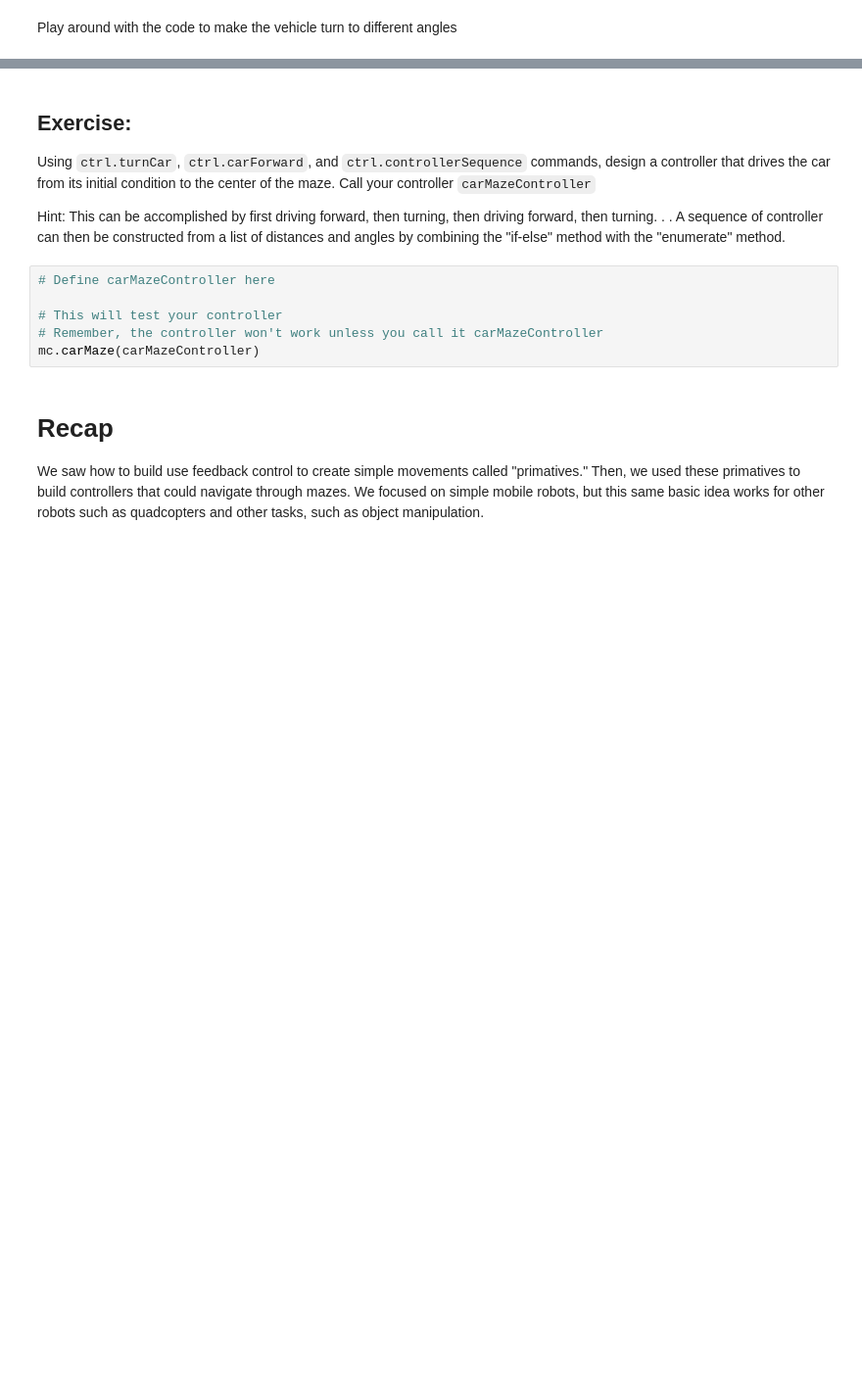
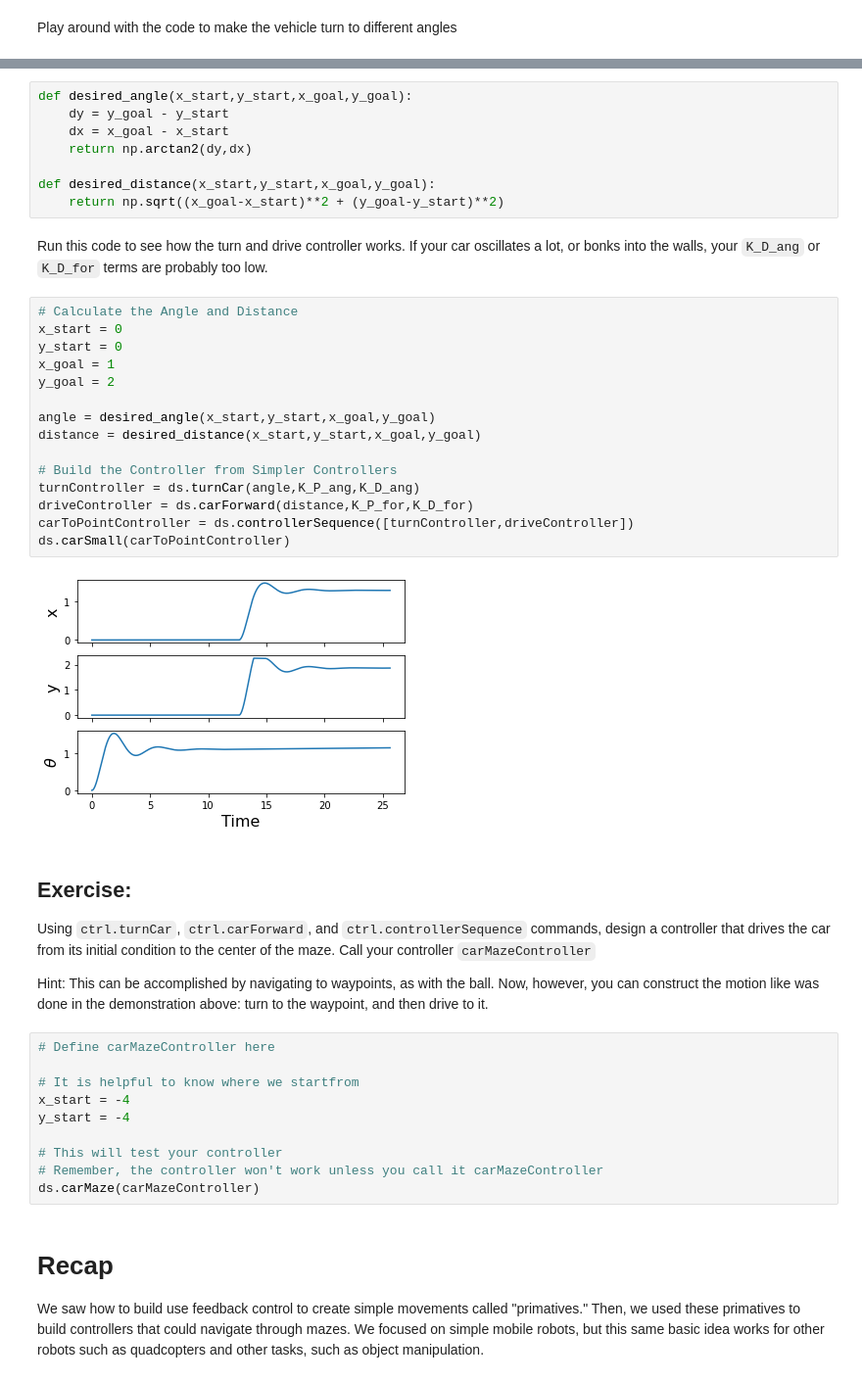
Before and after one commit to AndyLamperski/DiscoverSTEM, a Jupyter notebook: tutorial.ipynb, the cells around one changed output, grey strips where cells are left out. Shown: that part at 98% size. Cells and saved outputs as stored; diff of their text form; blank space fills up the shorter version.

```diff
--- a/tutorial.ipynb
+++ b/tutorial.ipynb
@@ -324,16 +330,46 @@ for i,word in enumerate(margotList):
+# %%
+def desired_angle(x_start,y_start,x_goal,y_goal):
+    dy = y_goal - y_start
+    dx = x_goal - x_start
+    return np.arctan2(dy,dx)
+
+def desired_distance(x_start,y_start,x_goal,y_goal):
+    return np.sqrt((x_goal-x_start)**2 + (y_goal-y_start)**2)
+# %% [markdown]
+Run this code to see how the turn and drive controller works. If your car oscillates a lot, or bonks into the walls, your `K_D_ang` or `K_D_for` terms are probably too low.
+# %%
+# Calculate the Angle and Distance
+x_start = 0
+y_start = 0
+x_goal = 1
+y_goal = 2
+
+angle = desired_angle(x_start,y_start,x_goal,y_goal)
+distance = desired_distance(x_start,y_start,x_goal,y_goal)
+
+# Build the Controller from Simpler Controllers
+turnController = ds.turnCar(angle,K_P_ang,K_D_ang)
+driveController = ds.carForward(distance,K_P_for,K_D_for)
+carToPointController = ds.controllerSequence([turnController,driveController])
+ds.carSmall(carToPointController)
+# %% [output]
+[figure, added]
 # %% [markdown]
 ## Exercise:
 
 Using `ctrl.turnCar`, `ctrl.carForward`, and `ctrl.controllerSequence` commands, design a controller that drives the car from its initial condition to the center of the maze. Call your controller `carMazeController`
 
-Hint: This can be accomplished by first driving forward, then turning, then driving forward, then turning. . .
-A sequence of controller can then be constructed from a list of distances and angles by combining the "if-else" method with the "enumerate" method.
+Hint: This can be accomplished by navigating to waypoints, as with the ball. Now, however, you can construct the motion like was done in the demonstration above: turn to the waypoint, and then drive to it.
 # %%
 # Define carMazeController here
 
+# It is helpful to know where we startfrom
+x_start = -4
+y_start = -4
+
 # This will test your controller
 # Remember, the controller won't work unless you call it carMazeController
-mc.carMaze(carMazeController)
+ds.carMaze(carMazeController)
 # %% [markdown]
 # Recap
 
```
Also changed, not shown: parts of 37 cells of this notebook, 5 other files.
